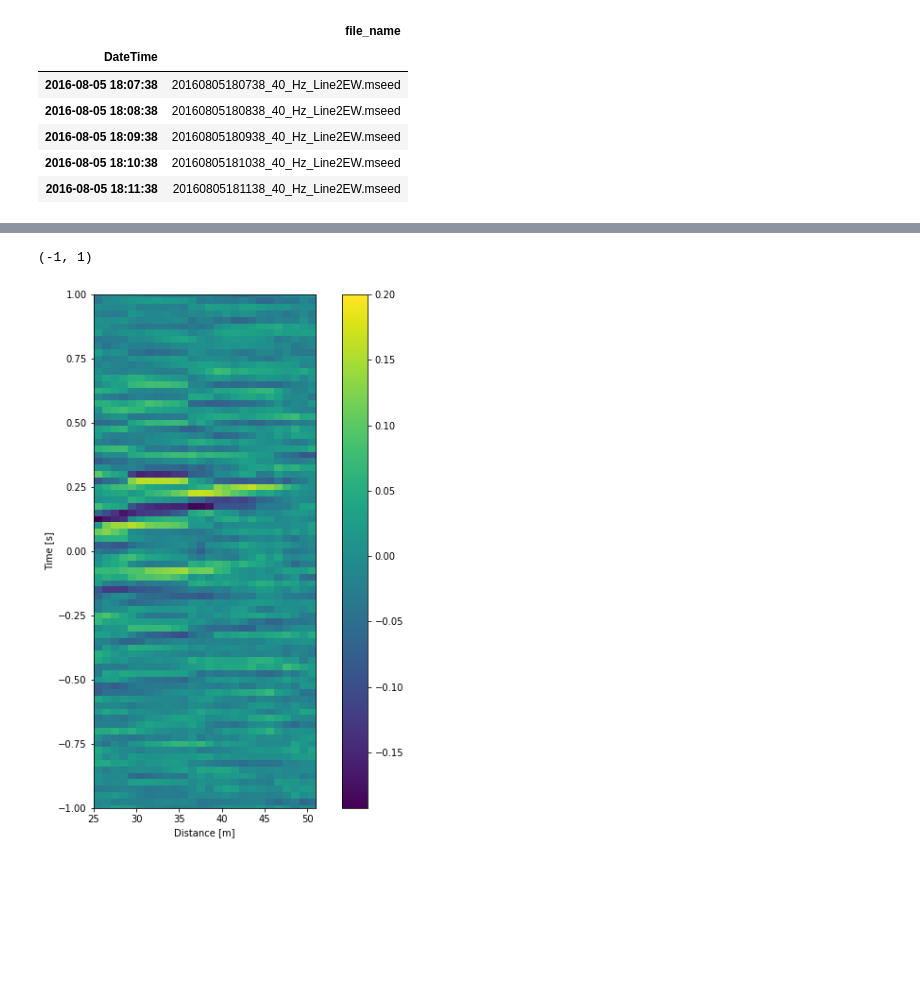
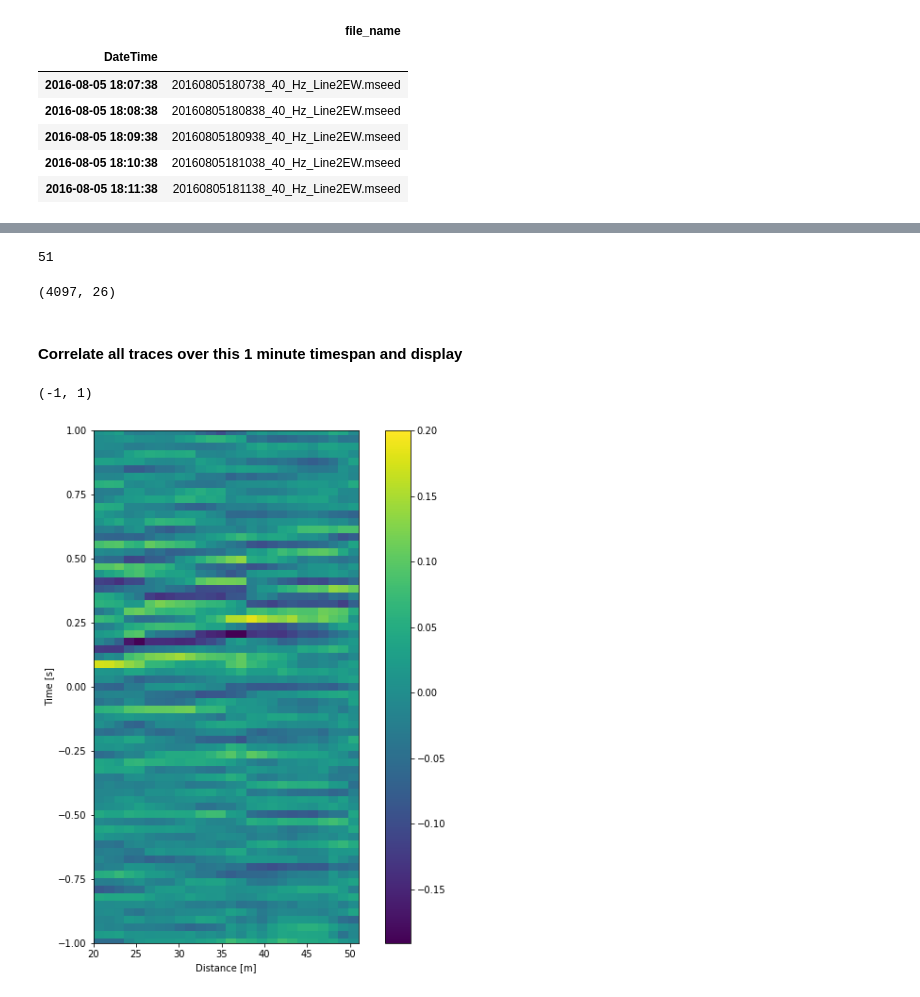
Before and after one commit to rmartinshort/Met_data_predict, a Jupyter notebook: notebooks/DAS XC test line 2EW.ipynb, the cells around one changed output, grey strips where cells are left out. Cells and saved outputs as stored; diff of their text form; code cells hidden in the pictures; blank space fills up the shorter version.

```diff
--- a/notebooks/DAS XC test line 2EW.ipynb
+++ b/notebooks/DAS XC test line 2EW.ipynb
@@ -59,12 +63,19 @@ datadir = "/media/rmartinshort/My Book/4Robert"
 cwd = os.getcwd()
 os.chdir(datadir)
 # %%
-f = op.read(fnames[0],format='mseed')
+f = op.read('20160805181538_40_Hz_Line2EW.mseed',format='mseed')
 f = f.detrend('demean')
 f = f.detrend('linear')
+rev_f = list(reversed(f))
+# %%
+start_trace = 25
 # %%
-f0 = whiten(f[-1])
+#use the first trace as the virtual source
+f0 = whiten(rev_f[0])
+nchan = len(rev_f)
+shift = len(f0.data)
+#cross correlate the virtual source with itself
 fc = correlate(f0,f0,shift)
 X = np.linspace(-60,60,2*shift+1)
-Xcorr_mat = np.zeros([len(fc),len(f)])
+Xcorr_mat = np.zeros([len(fc),nchan-start_trace])
 Xcorr_mat[:,0] = fc
@@ -83,14 +88,26 @@ FB.00050.00.FON | 2016-08-05T18:07:38.981914Z - 2016-08-05T18:08:38.956914Z | 40
+# %%
+nchan
+# %% [output]
+51
+# %%
+np.shape(Xcorr_mat)
+# %% [output]
+(4097, 26)
+# %% [markdown]
+#### Correlate all traces over this 1 minute timespan and display
 # %%
-for i in range(nchan):
-    fc = correlate(f0,whiten(f[nchan-(i+1)]),shift)
-    Xcorr_mat[:,i] = fc
+j = 0
+for i in range(start_trace,nchan):
+    fc = correlate(f0,whiten(rev_f[i]),shift)
+    Xcorr_mat[:,j] = fc
+    j += 1
 # %%
 plt.figure(figsize=(10,10))
-plt.imshow(Xcorr_mat[:,25:],aspect=30,extent=[25,nchan,-60,60],vmax=0.2,interpolation='nearest')
+plt.imshow(Xcorr_mat,aspect=30,extent=[20,nchan,-60,60],vmax=0.2,interpolation='nearest')
 plt.colorbar()
 plt.xlabel('Distance [m]')
 plt.ylabel('Time [s]')
 plt.ylim([-1,1])
 # %% [output]
 (-1, 1)
-[figure, old version]
+[figure, new version]
```
Also changed, not shown: parts of 28 cells of this notebook, 2 other files.
